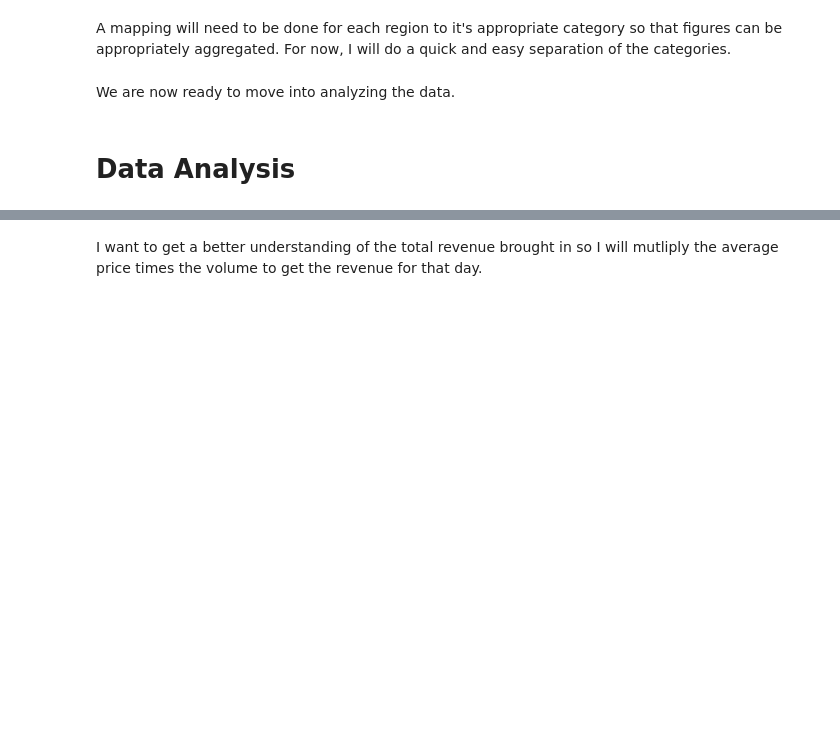
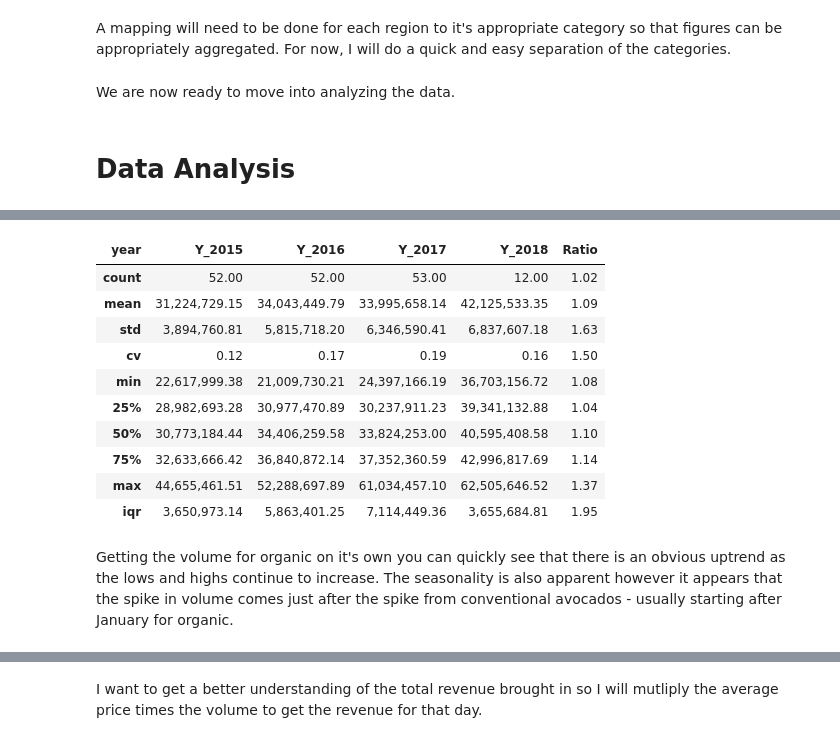
Before and after one commit to matthewmturner/Practice, a Jupyter notebook: Data Analysis/Avocado Analysis.ipynb, the cells around one changed output, grey strips where cells are left out. Drawn from its saved outputs; the diff is of its cells as text; code cells hidden in the pictures; blank space fills up the shorter version.

```diff
--- a/Data Analysis/Avocado Analysis.ipynb
+++ b/Data Analysis/Avocado Analysis.ipynb
@@ -277,0 +286,9 @@ px.line(df_avo_total.query("type=='conventional'"),
+# %%
+def describe_stats(df):
+    df.loc['cv'] = df.loc['std'] / df.loc['mean']
+    df.loc['iqr'] = df.loc['75%'] - df.loc['25%']
+    # Index order
+    stats_index = ['count', 'mean', 'std', 'cv', 'min', '25%', \
+                   '50%', '75%', 'max', 'iqr']
+    stats_df = df.reindex(stats_index)
+    return stats_df
@@ -278,3 +297,24 @@ px.line(df_avo_total.query("type=='conventional'"),
+# %%
+(df_avo_total.query("type=='conventional'")
+            .pivot(index='Date', columns='year', values='TotalVolume')
+            .describe()
+            .pipe(describe_stats)
+            .add_prefix('Y_')
+            .eval("Ratio=Y_2017/Y_2015"))
+# %% [output]
+| year | Y_2015 | Y_2016 | Y_2017 | Y_2018 | Ratio |
+| count | 52.00 | 52.00 | 53.00 | 12.00 | 1.02 |
+| mean | 31,224,729.15 | 34,043,449.79 | 33,995,658.14 | 42,125,533.35 | 1.09 |
+| std | 3,894,760.81 | 5,815,718.20 | 6,346,590.41 | 6,837,607.18 | 1.63 |
+| cv | 0.12 | 0.17 | 0.19 | 0.16 | 1.50 |
+| min | 22,617,999.38 | 21,009,730.21 | 24,397,166.19 | 36,703,156.72 | 1.08 |
+| 25% | 28,982,693.28 | 30,977,470.89 | 30,237,911.23 | 39,341,132.88 | 1.04 |
+| 50% | 30,773,184.44 | 34,406,259.58 | 33,824,253.00 | 40,595,408.58 | 1.10 |
+| 75% | 32,633,666.42 | 36,840,872.14 | 37,352,360.59 | 42,996,817.69 | 1.14 |
+| max | 44,655,461.51 | 52,288,697.89 | 61,034,457.10 | 62,505,646.52 | 1.37 |
+| iqr | 3,650,973.14 | 5,863,401.25 | 7,114,449.36 | 3,655,684.81 | 1.95 |
+# %% [markdown]
+Getting the volume for organic on it's own you can quickly see that there is an obvious uptrend as the lows and highs continue to increase.  The seasonality is also apparent however it appears that the spike in volume comes just after the spike from conventional avocados - usually starting after January for organic.
 # %%
 px.line(df_avo_total.query("type=='organic'"),
         x='Date',
```
Also changed, not shown: parts of 12 cells of this notebook.
